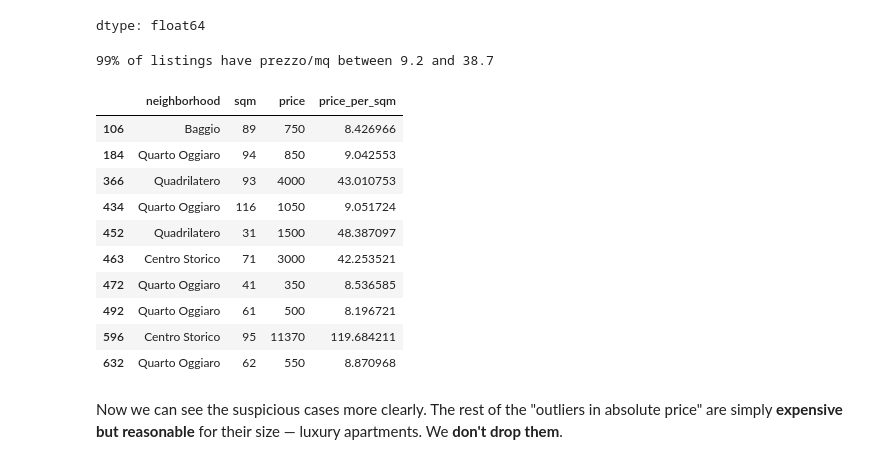
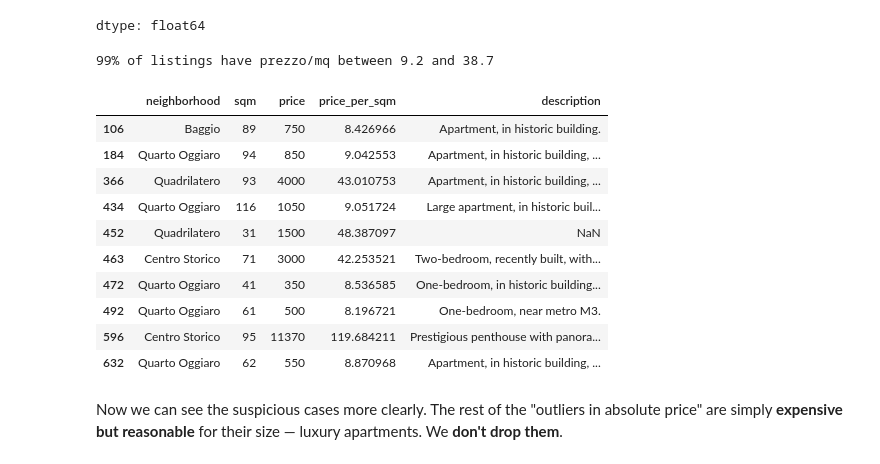
Before and after one commit to fpinell/hands_on_python_for_ds, a Jupyter notebook: notebooks/phd/2026/Lecture_1_Pandas_Workflow.ipynb, the cells around one changed output. Drawn from its saved outputs; the diff is of its cells as text; code cells hidden in the pictures.

```diff
--- a/notebooks/phd/2026/Lecture_1_Pandas_Workflow.ipynb
+++ b/notebooks/phd/2026/Lecture_1_Pandas_Workflow.ipynb
@@ -828,6 +914,8 @@ def normalize_floor(x):
     except ValueError:
         return None  # we'll see what's left
 
+df['normalized_floor'] = df['floor'].apply(normalize_floor)
+
 df['floor'] = df['floor'].apply(normalize_floor)
 df['floor'].value_counts(dropna=False).sort_index()
 # %% [output]
@@ -1282,23 +1409,23 @@ dtype: float64
 # %%
 # Outliers in either direction on price/mq?
 import numpy as np
 q1, q3 = df['price_per_sqm'].quantile([0.01, 0.99])
 print(f"99% of listings have prezzo/mq between {q1:.1f} and {q3:.1f}")
 df[(df['price_per_sqm'] < q1) | (df['price_per_sqm'] > q3)][
-    ['neighborhood', 'sqm', 'price', 'price_per_sqm']].head(10)
+    ['neighborhood', 'sqm', 'price', 'price_per_sqm','description']].head(10)
 # %% [output]
 99% of listings have prezzo/mq between 9.2 and 38.7
-|  | neighborhood | sqm | price | price_per_sqm |
-| 106 | Baggio | 89 | 750 | 8.426966 |
-| 184 | Quarto Oggiaro | 94 | 850 | 9.042553 |
-| 366 | Quadrilatero | 93 | 4000 | 43.010753 |
-| 434 | Quarto Oggiaro | 116 | 1050 | 9.051724 |
-| 452 | Quadrilatero | 31 | 1500 | 48.387097 |
-| 463 | Centro Storico | 71 | 3000 | 42.253521 |
-| 472 | Quarto Oggiaro | 41 | 350 | 8.536585 |
-| 492 | Quarto Oggiaro | 61 | 500 | 8.196721 |
-| 596 | Centro Storico | 95 | 11370 | 119.684211 |
-| 632 | Quarto Oggiaro | 62 | 550 | 8.870968 |
+|  | neighborhood | sqm | price | price_per_sqm | description |
+| 106 | Baggio | 89 | 750 | 8.426966 | Apartment, in historic building. |
+| 184 | Quarto Oggiaro | 94 | 850 | 9.042553 | Apartment, in historic building, ... |
+| 366 | Quadrilatero | 93 | 4000 | 43.010753 | Apartment, in historic building, ... |
+| 434 | Quarto Oggiaro | 116 | 1050 | 9.051724 | Large apartment, in historic buil... |
+| 452 | Quadrilatero | 31 | 1500 | 48.387097 | NaN |
+| 463 | Centro Storico | 71 | 3000 | 42.253521 | Two-bedroom, recently built, with... |
+| 472 | Quarto Oggiaro | 41 | 350 | 8.536585 | One-bedroom, in historic building... |
+| 492 | Quarto Oggiaro | 61 | 500 | 8.196721 | One-bedroom, near metro M3. |
+| 596 | Centro Storico | 95 | 11370 | 119.684211 | Prestigious penthouse with panora... |
+| 632 | Quarto Oggiaro | 62 | 550 | 8.870968 | Apartment, in historic building, ... |
 # %% [markdown]
 Now we can see the suspicious cases more clearly. The rest of the
 "outliers in absolute price" are simply **expensive but reasonable** for
```
Also changed, not shown: parts of 20 cells of this notebook.
